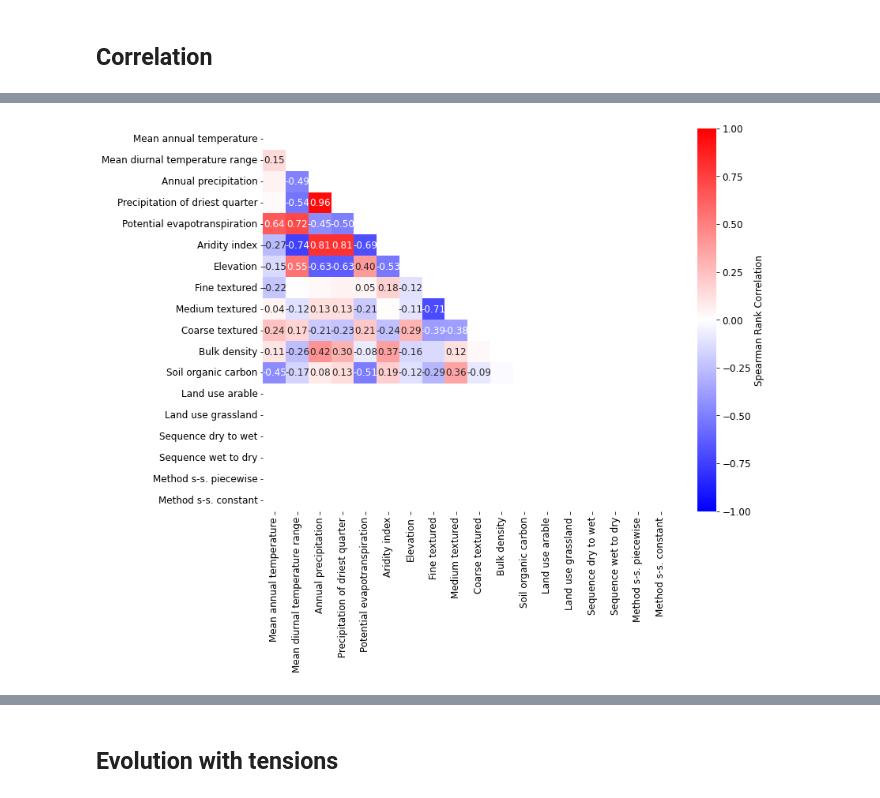
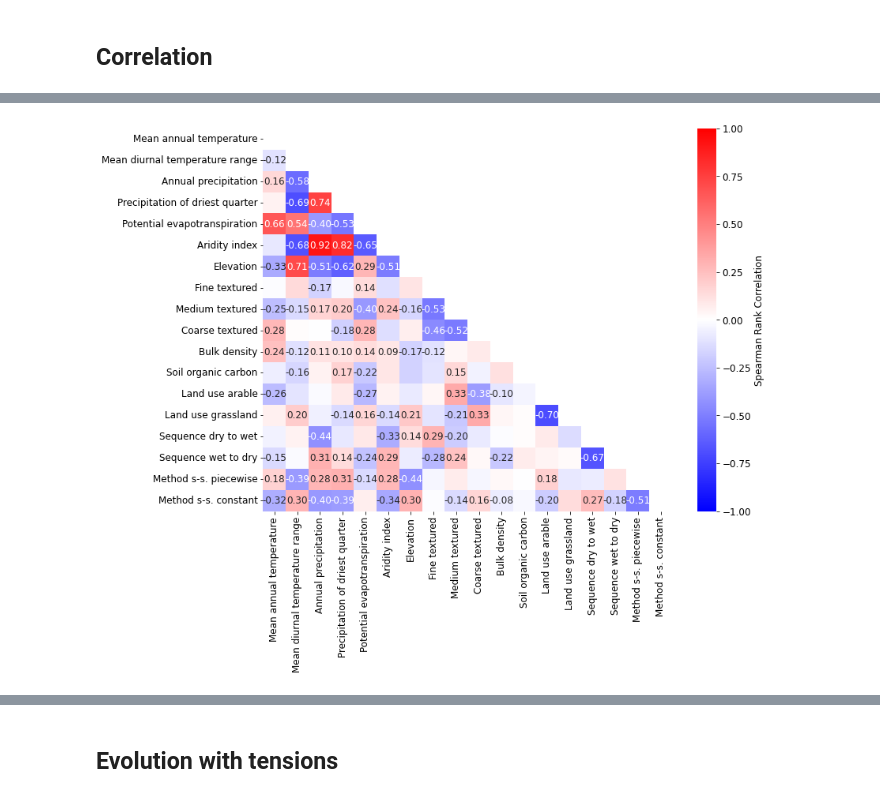
Before and after one commit to climasoma/otim-db, a Jupyter notebook: notebooks/otimdb-eda.ipynb, the cells around one changed output, grey strips where cells are left out. Saved outputs shown, nothing was run; the diff lists cells and outputs as text; code cells hidden in the pictures.

Commit message:
NicerBiserialPlotsAndStuff

```diff
--- a/notebooks/otimdb-eda.ipynb
+++ b/notebooks/otimdb-eda.ipynb
@@ -60,7 +60,9 @@ Entries are kept if:
 print('number of topsoil data: {:d} ({:.0f}%)'.format(
     dfm['UpperD_m'].lt(0.2).sum(), dfm['UpperD_m'].lt(0.2).sum()/dfm.shape[0]*100))
 #& dfm['Method'].eq('Steady-state piecewise') & dfm['Direction'].eq('Dry to wet') & dfm['LanduseClass'].eq('arable')
-i2keep = dfm['R2'].ge(0.9) & dfm['Tmin'].le(5) & dfm['Tmax'].ge(80) & dfm['UpperD_m'].le(0.2) & dfm['SoilTextureFAO'].ne('organic') & dfm['LanduseClass'].eq('arable') & dfm['Method'].eq('Steady-state piecewise') & dfm['Direction'].eq('Dry to wet')
+#i2keep = dfm['R2'].ge(0.9) & dfm['Tmin'].le(5) & dfm['Tmax'].ge(80) & dfm['UpperD_m'].le(0.2) & dfm['SoilTextureFAO'].ne('organic') & dfm['LanduseClass'].eq('arable') & dfm['Method'].eq('Steady-state piecewise') & dfm['Direction'].eq('Dry to wet')
+#i2keep = dfm['R2'].ge(0.9) & dfm['Tmin'].eq(10) & dfm['Tmax'].eq(40)
+i2keep = dfm['R2'].ge(0.9) & dfm['Tmin'].le(5) & dfm['Tmax'].ge(80) & dfm['UpperD_m'].le(0.2) & dfm['SoilTextureFAO'].ne('organic')
 i2wet = dfm['Tmax'].lt(100) & dfm['Tmin'].ge(0)
 i2dry = dfm['Tmax'].ge(100) & dfm['Tmin'].ge(10)
 i2comp = dfm['Tmax'].ge(100) & dfm['Tmin'].le(5)
@@ -71,5 +73,6 @@ print('percent of entries with short series at dry end:', i2dry.sum()/i2keep.sha
 print('percent of entries with complete series:', i2comp.sum()/i2keep.shape[0])
 print('percent of wet-to-dry:', i2w2d.sum()/i2keep.shape[0])
 print('percent of entries extrapolated used:', dfm[i2keep]['Tmax'].between(80, 99).sum())
+print('disk diameter unknown:', dfm[i2keep]['Diameter'].isna().sum())
 # %% [output]
 number of topsoil data: 1182 (92%)
@@ -221,3 +225,11 @@ for kcol in kcols:
     dfm['log_' + kcol] = np.log10(dfm[kcol])
 # %% [output]
 setting 0 entries with K too high to NaN
+# %%
+# look what source publicatitions have been selected
+dfk = dfm[i2keep].reset_index(drop=True)
+refs = dfk['ReferenceTag'].unique()
+print(refs)
+for i in refs:
+    dfnow = dfk[dfk['ReferenceTag'].eq(i)]
+    #print([dfnow['ReferenceTag'].count(), dfnow['SandContent'], dfnow['K4'].median()])
@@ -1259,32 +1377,32 @@ ycols = [
     #'PrecipitationSeasonality',
     'AverageAnnualEvapoTranspiration',
     'AverageAridityIndex',
     'Elevation',
     #'AbsLatitude',
     #'Longitude',
     #'ClayContent',
     #'SiltContent',
     #'SandContent',
     'FineTextured',
     'MediumTextured',
     'CoarseTextured',
     'BulkDensity',
     'SoilOrganicCarbon',
     'LandUseArable',
     'LandUseGrassland',
     #'LandUseForestOrPlantation',
     #'Compacted',
     #'FreshlyTilled',
     'Sequence dry to wet',
     'Sequence wet to dry',
     'Method s-s. piecewise',
     'Method s-s. constant'
 ]
 
 fig, ax = plt.subplots(figsize=(12, 10))
-showCorr(dfm, ycols, ycols, ax=ax, pshadow=True, pval=0.001, randomizos=1)
+showCorr(dfm, ycols, ycols, ax=ax, pshadow=True, pval=0.001, randomizos=25)
 fig.tight_layout()
 fig.subplots_adjust(right=1)
 fig.savefig(outputdir + 'eda-correlation-climclim.jpg', dpi=500, bbox_inches='tight')
 # %% [output]
-[figure, old version]
+[figure, new version]
```
Also changed, not shown: parts of 26 cells of this notebook, 25 other files.
